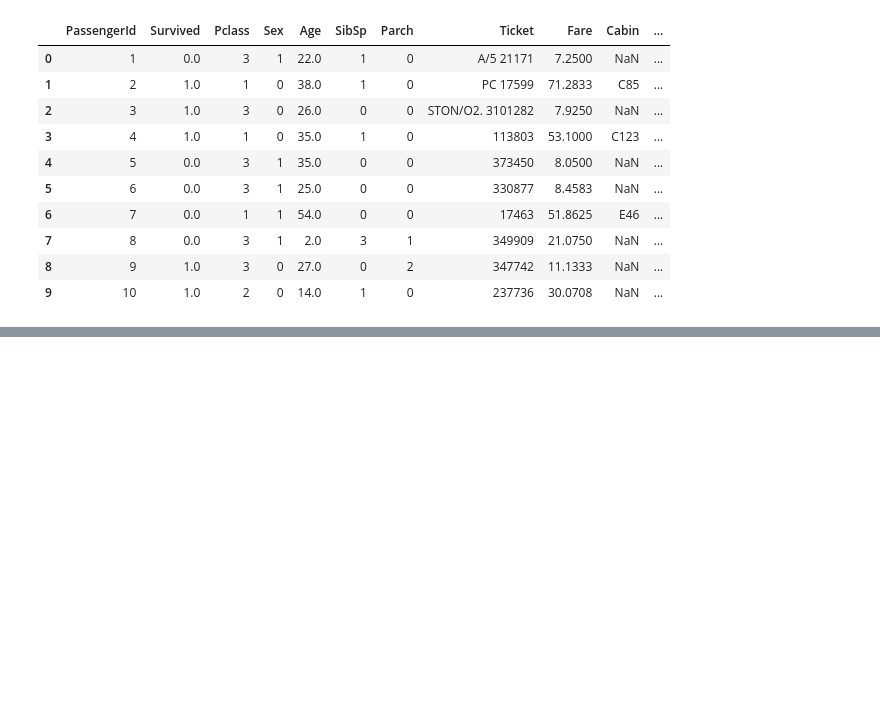
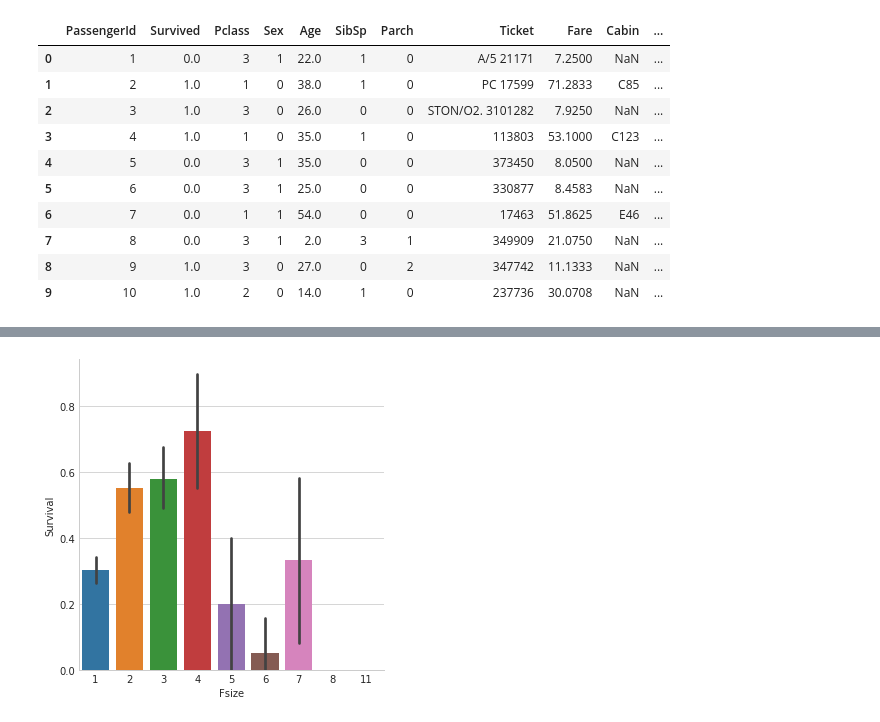
Before and after one commit to mertdedeoglu/Data-Analytics, a Jupyter notebook: Titanic-Analytic.ipynb, the cells around one changed output, grey strips where cells are left out. Drawn from its saved outputs; the diff is of its cells as text; code cells hidden in the pictures; blank space fills up the shorter version.

```diff
--- a/Titanic-Analytic.ipynb
+++ b/Titanic-Analytic.ipynb
@@ -649,0 +674,2 @@ df_train.head(10)
+# %%
+df_train["Fsize"] = df_train["SibSp"] + df_train["Parch"] + 1
@@ -649,0 +685,6 @@ df_train.head(10)
+# %%
+g = sns.factorplot(x = "Fsize",y = "Survived", data = df_train, kind = "bar")
+g.set_ylabels("Survival")
+plt.show()
+# %% [output]
+[figure, added]
```
Also changed, not shown: parts of 45 cells of this notebook.
